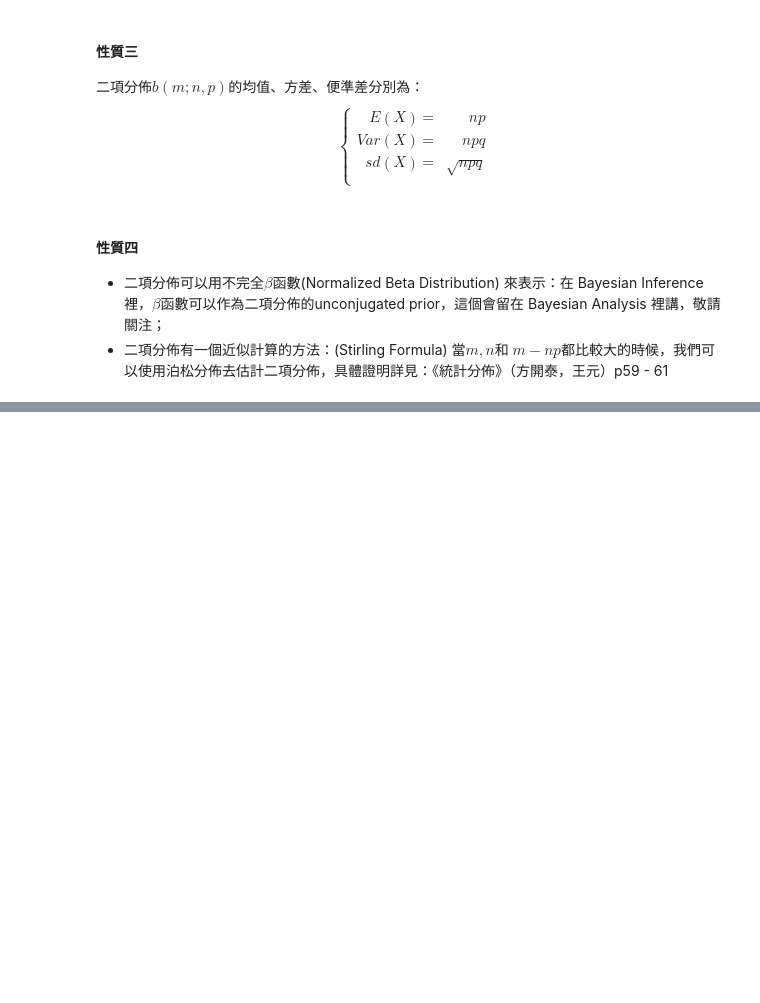
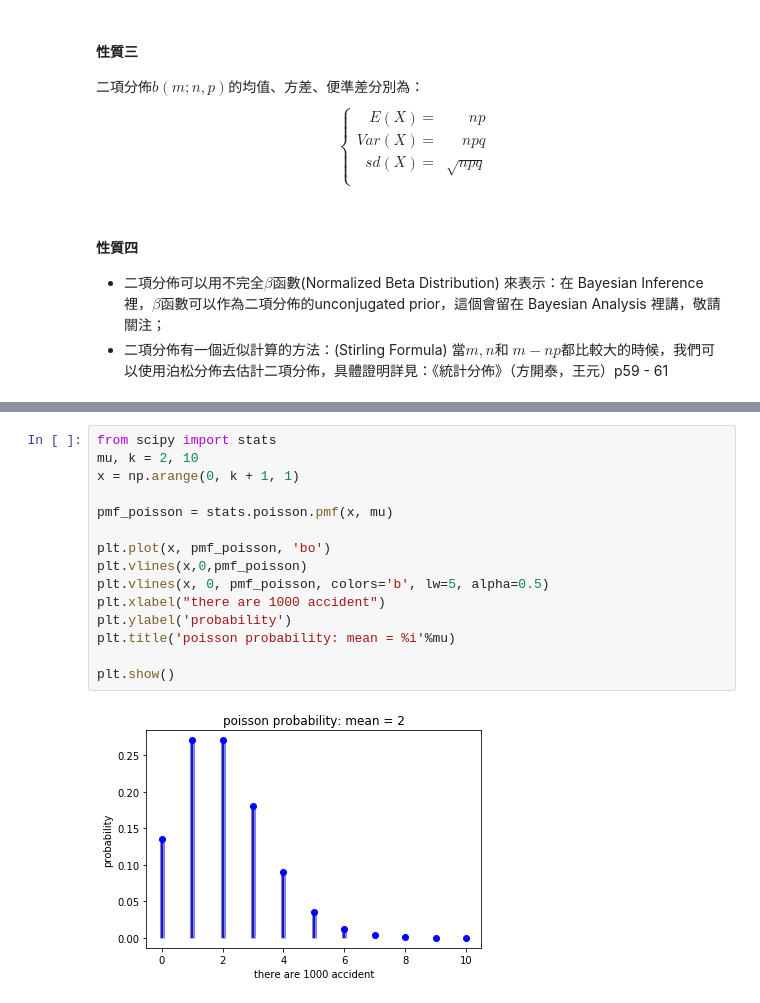
Before and after one commit to TerenceLiu98/Undergraduate-in-Statistics, a Jupyter notebook: jupyterfiles/Use PY in Advanced Statistics .ipynb, the cells around one changed output, grey strips where cells are left out. Cells and saved outputs as stored; diff of their text form; blank space fills up the shorter version.

Commit message:
Poisson Distribution

```diff
--- a/jupyterfiles/Use PY in Advanced Statistics .ipynb
+++ b/jupyterfiles/Use PY in Advanced Statistics .ipynb
@@ -1828,0 +1853,17 @@ $$
+# %%
+from scipy import stats
+mu, k = 2, 10
+x = np.arange(0, k + 1, 1)
+
+pmf_poisson = stats.poisson.pmf(x, mu)
+
+plt.plot(x, pmf_poisson, 'bo')
+plt.vlines(x,0,pmf_poisson)
+plt.vlines(x, 0, pmf_poisson, colors='b', lw=5, alpha=0.5)
+plt.xlabel("there are 1000 accident")
+plt.ylabel('probability')
+plt.title('poisson probability: mean = %i'%mu)
+
+plt.show()
+# %% [output]
+[figure, added]
```
Also changed, not shown: parts of 4 cells of this notebook.
